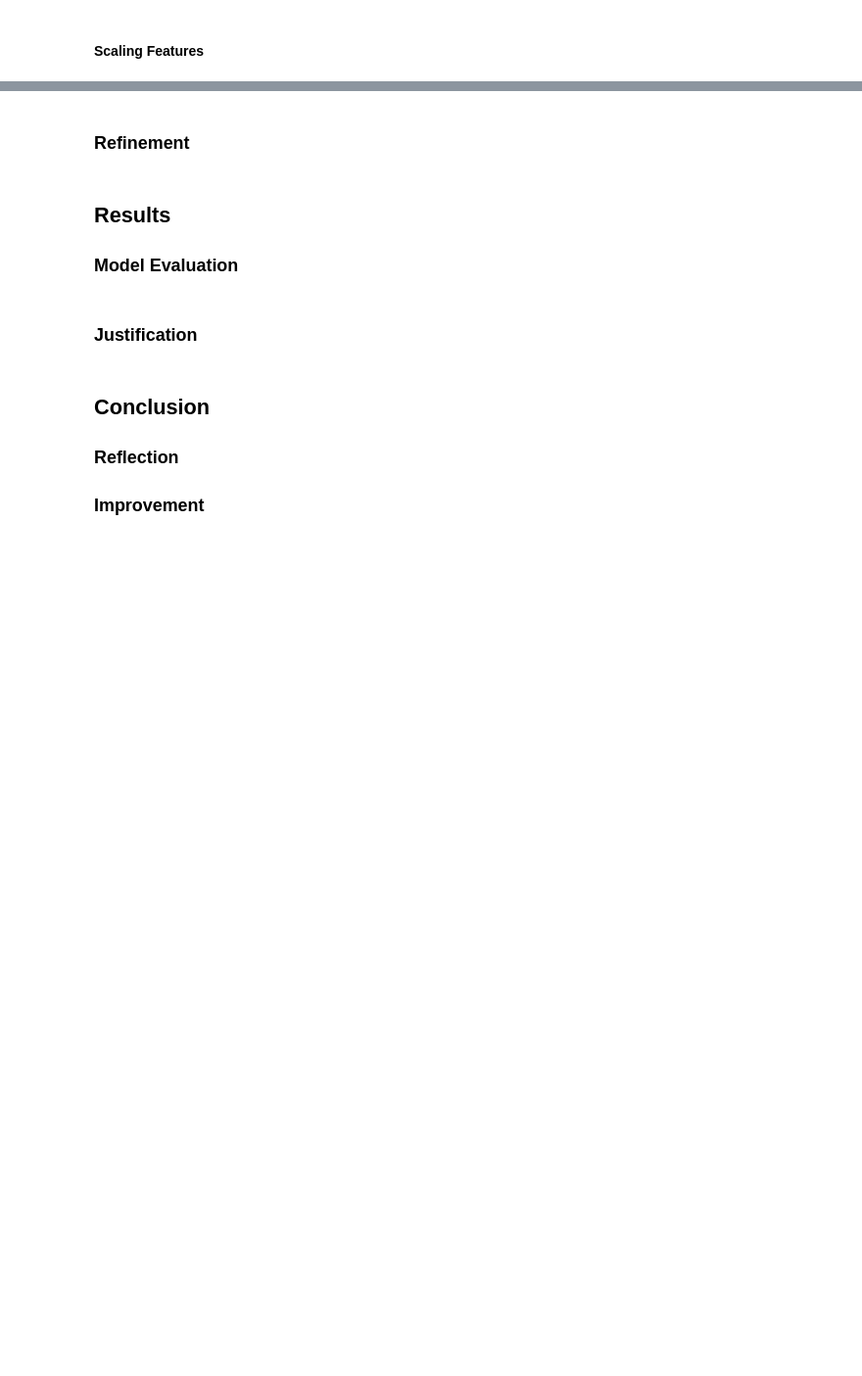
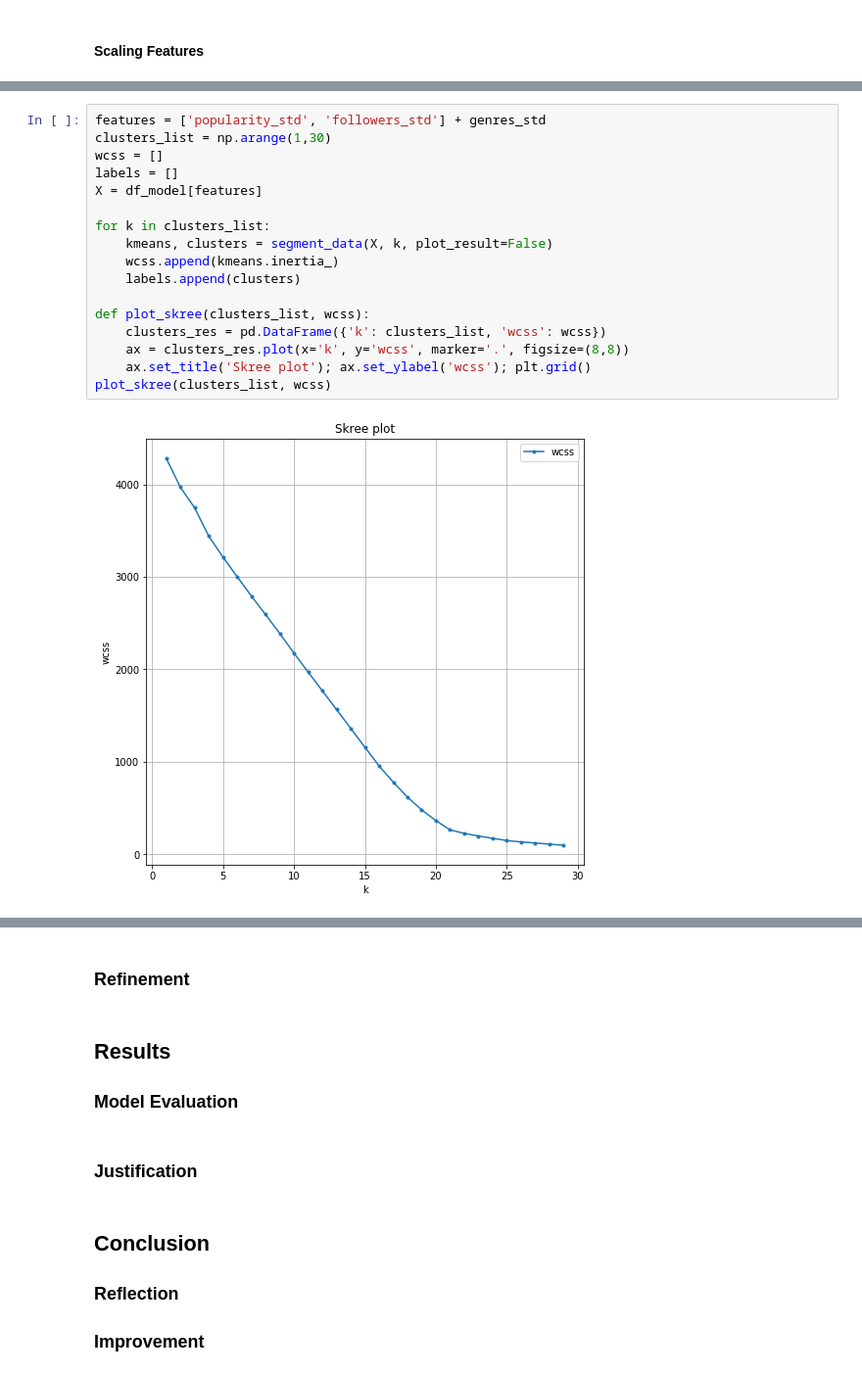
Before and after one commit to leanguardia/bolivian-music, a Jupyter notebook: Capstone-Project.ipynb, the cells around one changed output, grey strips where cells are left out. Shown: that part at 98% size. Cells and saved outputs as stored; diff of their text form; blank space fills up the shorter version.

```diff
--- a/Capstone-Project.ipynb
+++ b/Capstone-Project.ipynb
@@ -330,0 +371,19 @@ kmeans, clusters = segment_data(X, k=4)
+# %%
+features = ['popularity_std', 'followers_std'] + genres_std
+clusters_list = np.arange(1,30)
+wcss = []
+labels = []
+X = df_model[features]
+
+for k in clusters_list:
+    kmeans, clusters = segment_data(X, k, plot_result=False)
+    wcss.append(kmeans.inertia_)
+    labels.append(clusters)
+
+def plot_skree(clusters_list, wcss):
+    clusters_res = pd.DataFrame({'k': clusters_list, 'wcss': wcss})
+    ax = clusters_res.plot(x='k', y='wcss', marker='.', figsize=(8,8))
+    ax.set_title('Skree plot'); ax.set_ylabel('wcss'); plt.grid()
+plot_skree(clusters_list, wcss)
+# %% [output]
+[figure, added]
```
Also changed, not shown: parts of 21 cells of this notebook.
